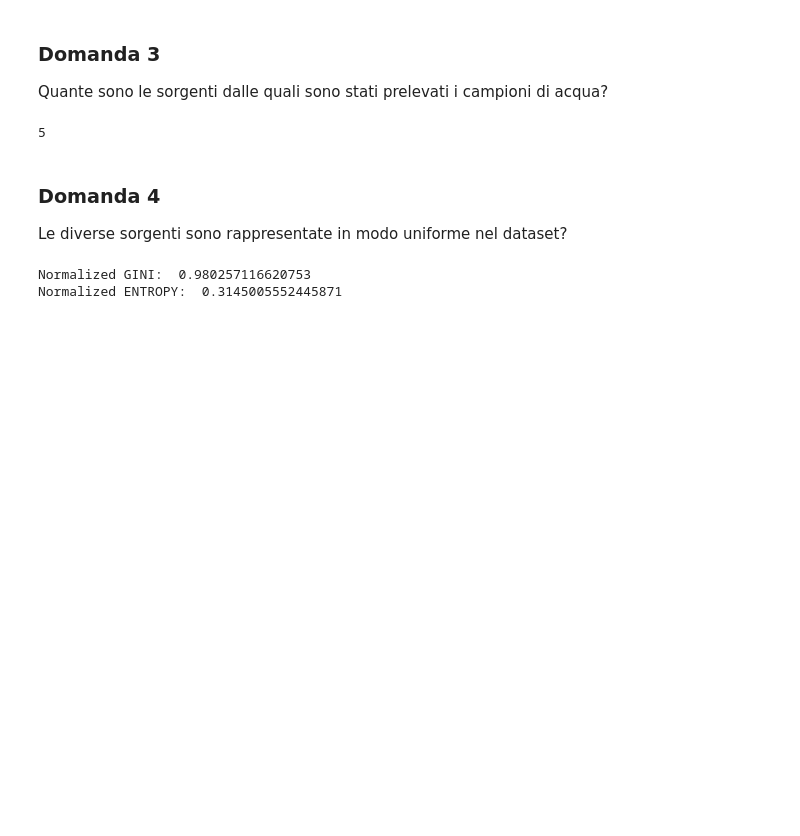
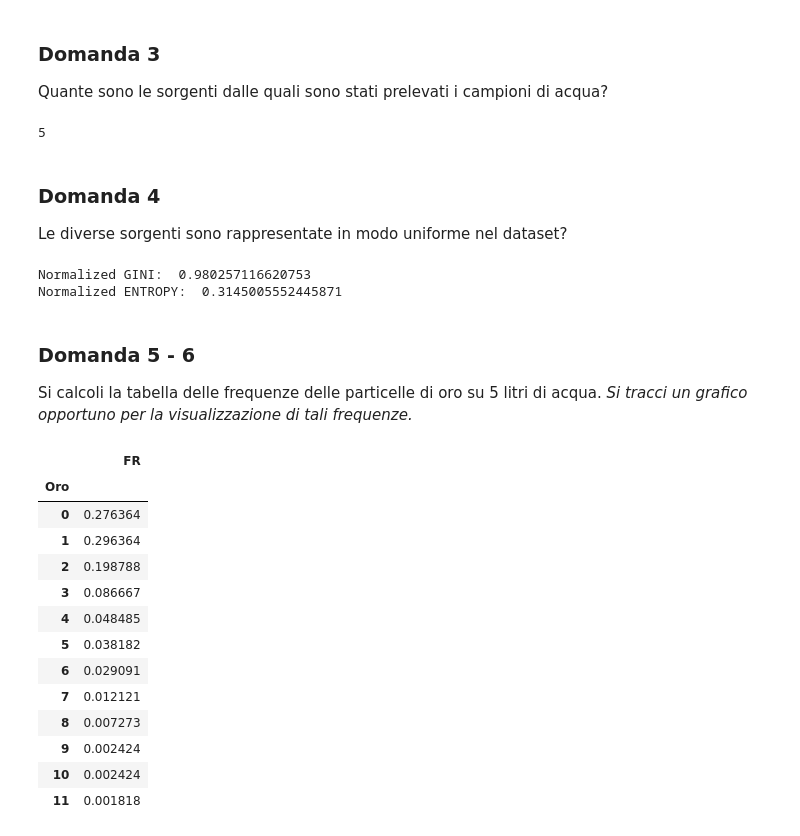
Before and after one commit to FriendlyWizard23/StatisticaL31, a Jupyter notebook: JUPYTER/TEMI D'ESAME/SOLUZIONI_MIE/ESERCITAZIONE/Esercitazione.ipynb, the cells around one changed output. Saved outputs shown, nothing was run; the diff lists cells and outputs as text; code cells hidden in the pictures; blank space fills up the shorter version.

```diff
--- a/JUPYTER/TEMI D'ESAME/SOLUZIONI_MIE/ESERCITAZIONE/Esercitazione.ipynb
+++ b/JUPYTER/TEMI D'ESAME/SOLUZIONI_MIE/ESERCITAZIONE/Esercitazione.ipynb
@@ -129,3 +133,26 @@ print("Normalized ENTROPY: ",normalized_entropy(df['NomeSorgente']))
 # %% [output]
 Normalized GINI:  0.980257116620753
 Normalized ENTROPY:  0.3145005552445871
+# %% [markdown]
+### Domanda 5 - 6
+Si calcoli la tabella delle frequenze delle particelle di oro su 5 litri di acqua.
+_Si tracci un grafico opportuno per la visualizzazione di tali frequenze._
+# %%
+ct_oro_rel = pd.crosstab(index=df['Oro'],columns=['FR'],colnames=[''],normalize=True)
+ct_oro_abs = pd.crosstab(index=df['Oro'],columns=['FR'],colnames=[''],normalize=False)
+ct_oro_rel
+# %% [output]
+|  | FR |
+| Oro |  |
+| 0 | 0.276364 |
+| 1 | 0.296364 |
+| 2 | 0.198788 |
+| 3 | 0.086667 |
+| 4 | 0.048485 |
+| 5 | 0.038182 |
+| 6 | 0.029091 |
+| 7 | 0.012121 |
+| 8 | 0.007273 |
+| 9 | 0.002424 |
+| 10 | 0.002424 |
+| 11 | 0.001818 |
```
Also changed, not shown: parts of 15 cells of this notebook, 2 other files.
